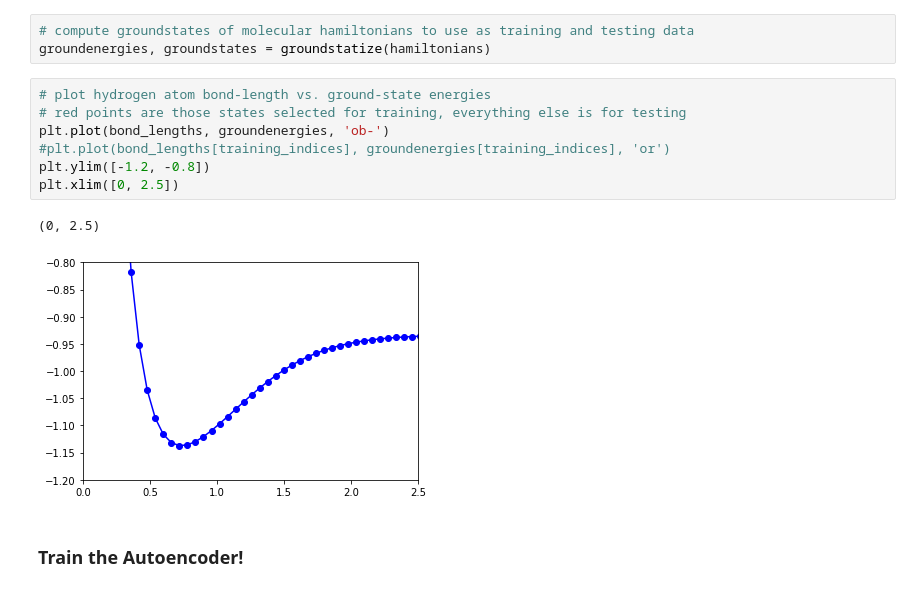
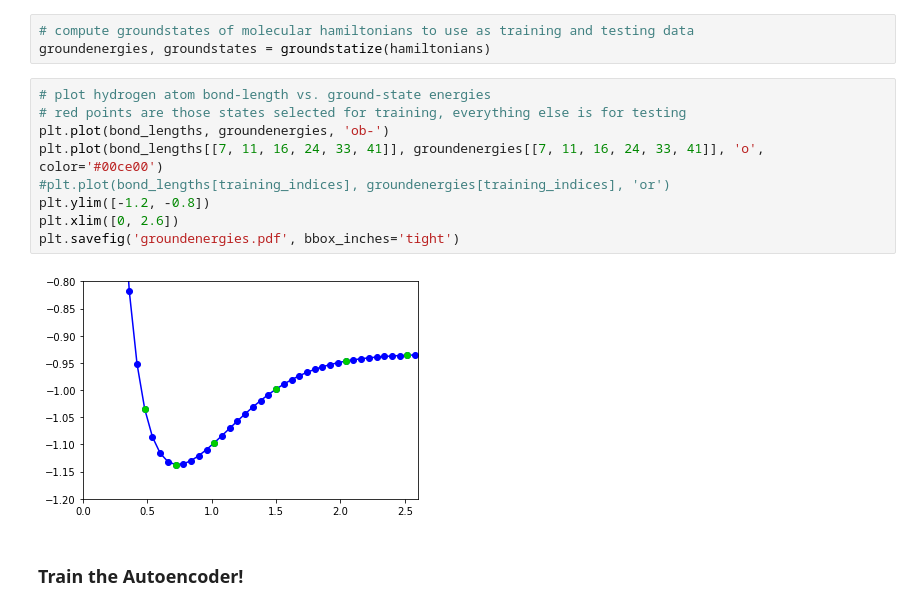
Before and after one commit to jamesbaskerville/PBLT-Quantum-Autoencoder, a Jupyter notebook: PBLT_v1.ipynb, the cells around one changed output. Saved outputs shown, nothing was run; the diff lists cells and outputs as text.

```diff
--- a/PBLT_v1.ipynb
+++ b/PBLT_v1.ipynb
@@ -562,13 +564,14 @@ groundenergies, groundstates = groundstatize(hamiltonians)
 # %%
 # plot hydrogen atom bond-length vs. ground-state energies
 # red points are those states selected for training, everything else is for testing
 plt.plot(bond_lengths, groundenergies, 'ob-')
+plt.plot(bond_lengths[[7, 11, 16, 24, 33, 41]], groundenergies[[7, 11, 16, 24, 33, 41]], 'o', color='#00ce00')
 #plt.plot(bond_lengths[training_indices], groundenergies[training_indices], 'or')
 plt.ylim([-1.2, -0.8])
-plt.xlim([0, 2.5])
+plt.xlim([0, 2.6])
+plt.savefig('groundenergies.pdf', bbox_inches='tight')
 # %% [output]
-(0, 2.5)
-[figure, old version]
+[figure, new version]
 # %% [markdown]
 ### Train the Autoencoder!
 # %%
```
Also changed, not shown: parts of 18 cells of this notebook, 17 other files.
